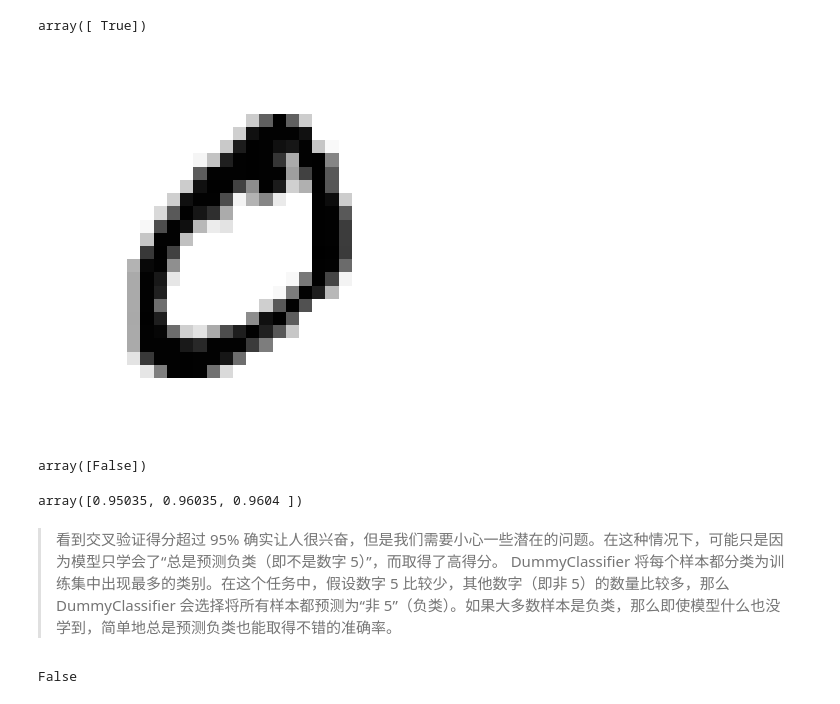
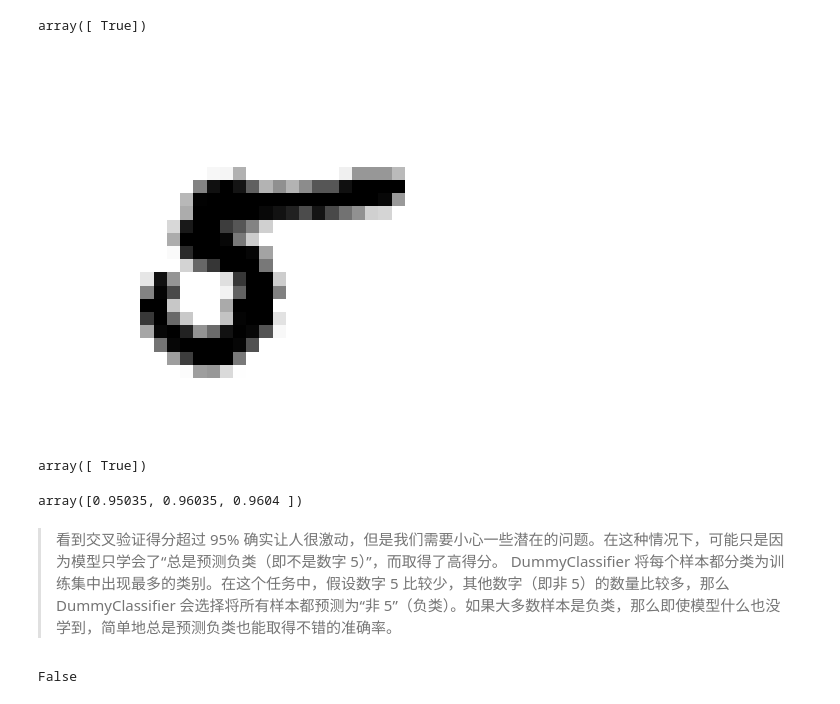
Before and after one commit to think2times/Fastrack, a Jupyter notebook: Doing/ai/handson-ml/3. classification.ipynb, the cells around one changed output. Cells and saved outputs as stored; diff of their text form; code cells hidden in the pictures.

```diff
--- a/Doing/ai/handson-ml/3. classification.ipynb
+++ b/Doing/ai/handson-ml/3. classification.ipynb
@@ -73,15 +73,15 @@ sgd_clf.predict([some_digit])
 # %% [output]
 array([ True])
 # %%
-another_digit = X[1]
+another_digit = X[69998]
 plot_digit(another_digit)
 plt.show()
 # %% [output]
-[figure, old version]
+[figure, new version]
 # %%
-sgd_clf.predict([X[1]])
+sgd_clf.predict([another_digit])
 # %% [output]
-array([False])
+array([ True])
 # %%
 from sklearn.model_selection import cross_val_score
 
@@ -95,7 +95,7 @@ cross_val_score(sgd_clf, X_train, y_train_5, cv=3, scoring="accuracy")
 # %% [output]
 array([0.95035, 0.96035, 0.9604 ])
 # %% [markdown]
-> 看到交叉验证得分超过 95% 确实让人很兴奋，但是我们需要小心一些潜在的问题。在这种情况下，可能只是因为模型只学会了“总是预测负类（即不是数字 5）”，而取得了高得分。
+> 看到交叉验证得分超过 95% 确实让人很激动，但是我们需要小心一些潜在的问题。在这种情况下，可能只是因为模型只学会了“总是预测负类（即不是数字 5）”，而取得了高得分。
 > DummyClassifier 将每个样本都分类为训练集中出现最多的类别。在这个任务中，假设数字 5 比较少，其他数字（即非 5）的数量比较多，那么 DummyClassifier 会选择将所有样本都预测为“非 5”（负类）。如果大多数样本是负类，那么即使模型什么也没学到，简单地总是预测负类也能取得不错的准确率。
 # %%
 # 使用 DummyClassifier 来训练一个简单的基准分类器，并在训练集上进行预测
```
Also changed, not shown: parts of 11 cells of this notebook, 4 other files.
